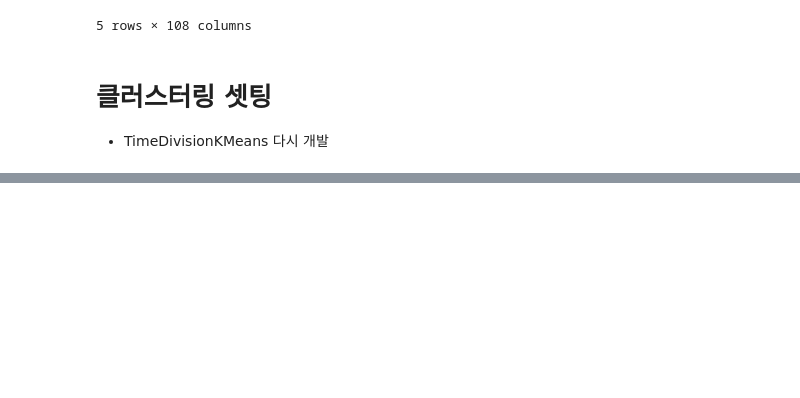
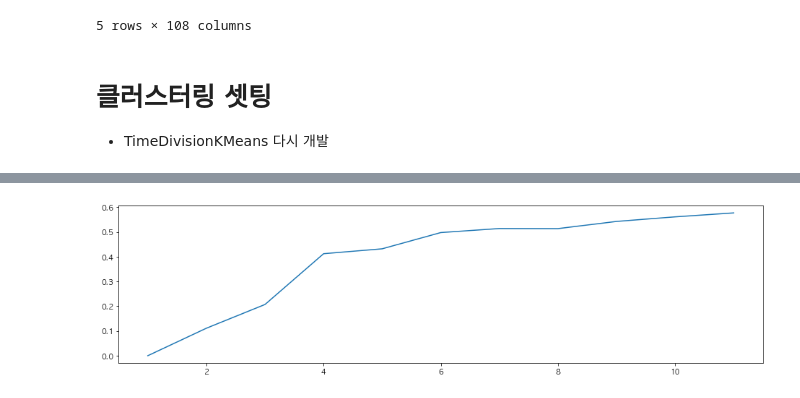
Before and after one commit to formegusto/distribution-public-fee, a Jupyter notebook: pt3.그룹별 (Pattern Based) 가격분배.ipynb, the cells around one changed output, grey strips where cells are left out. Saved outputs shown, nothing was run; the diff lists cells and outputs as text; code cells hidden in the pictures; blank space fills up the shorter version.

```diff
--- a/pt3.그룹별 (Pattern Based) 가격분배.ipynb
+++ b/pt3.그룹별 (Pattern Based) 가격분배.ipynb
@@ -129,0 +134,8 @@ plt.show()
+# %%
+ecvs = []
+
+for K in range(1, 12):
+    tdKMeans = TimeDivisionKMeans(datas=m_60_1.T.values, K=K)
+    tdKMeans.fit()
+
+    ecvs.append(tdKMeans.ecv)
@@ -129,0 +154,8 @@ plt.show()
+# %%
+plt.figure(figsize=(16,4))
+
+plt.plot(range(1,12),ecvs)
+
+plt.show()
+# %% [output]
+[figure, added]
```
Also changed, not shown: parts of 7 cells of this notebook, 1 other file.
